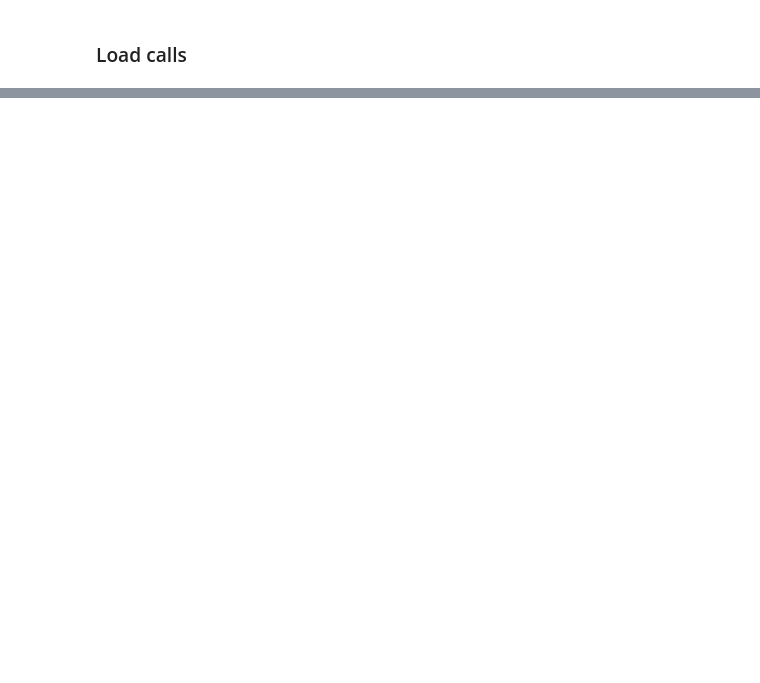
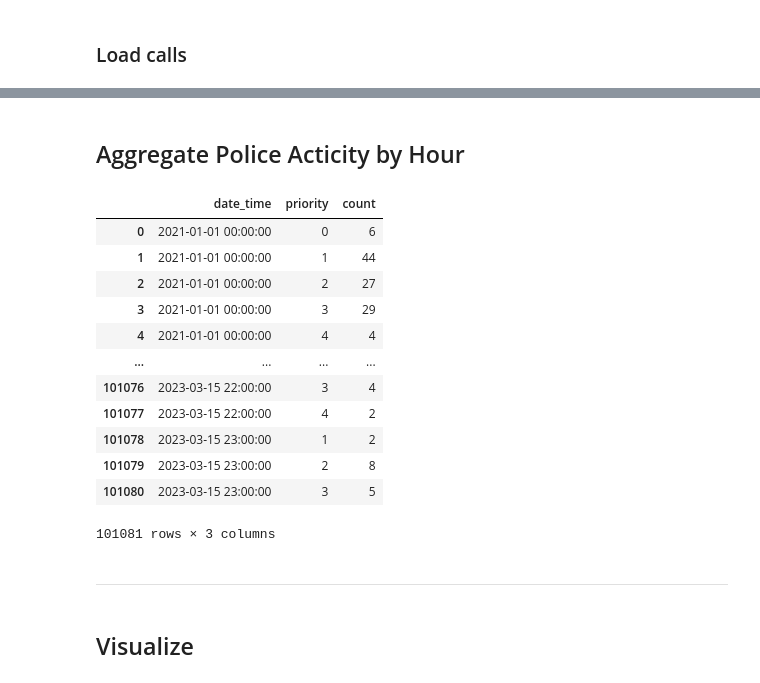
Before and after one commit to zalvatore/Predicting_Police_Activity, a Jupyter notebook: ingestion.ipynb, the cells around one changed output, grey strips where cells are left out. Saved outputs shown, nothing was run; the diff lists cells and outputs as text; code cells hidden in the pictures; blank space fills up the shorter version.

```diff
--- a/ingestion.ipynb
+++ b/ingestion.ipynb
@@ -122,0 +252,2 @@ Ripa_Stops_Dic.csv loaded in policedatasetbucket bucket
+# %% [markdown]
+## Aggregate Police Acticity by Hour
@@ -122,0 +274,20 @@ Ripa_Stops_Dic.csv loaded in policedatasetbucket bucket
+# %%
+time_series
+# %% [output]
+|  | date_time | priority | count |
+| 0 | 2021-01-01 00:00:00 | 0 | 6 |
+| 1 | 2021-01-01 00:00:00 | 1 | 44 |
+| 2 | 2021-01-01 00:00:00 | 2 | 27 |
+| 3 | 2021-01-01 00:00:00 | 3 | 29 |
+| 4 | 2021-01-01 00:00:00 | 4 | 4 |
+| ... | ... | ... | ... |
+| 101076 | 2023-03-15 22:00:00 | 3 | 4 |
+| 101077 | 2023-03-15 22:00:00 | 4 | 2 |
+| 101078 | 2023-03-15 23:00:00 | 1 | 2 |
+| 101079 | 2023-03-15 23:00:00 | 2 | 8 |
+| 101080 | 2023-03-15 23:00:00 | 3 | 5 |
+101081 rows × 3 columns
+# %% [markdown]
+***
+# %% [markdown]
+## Visualize
```
Also changed, not shown: parts of 29 cells of this notebook.
